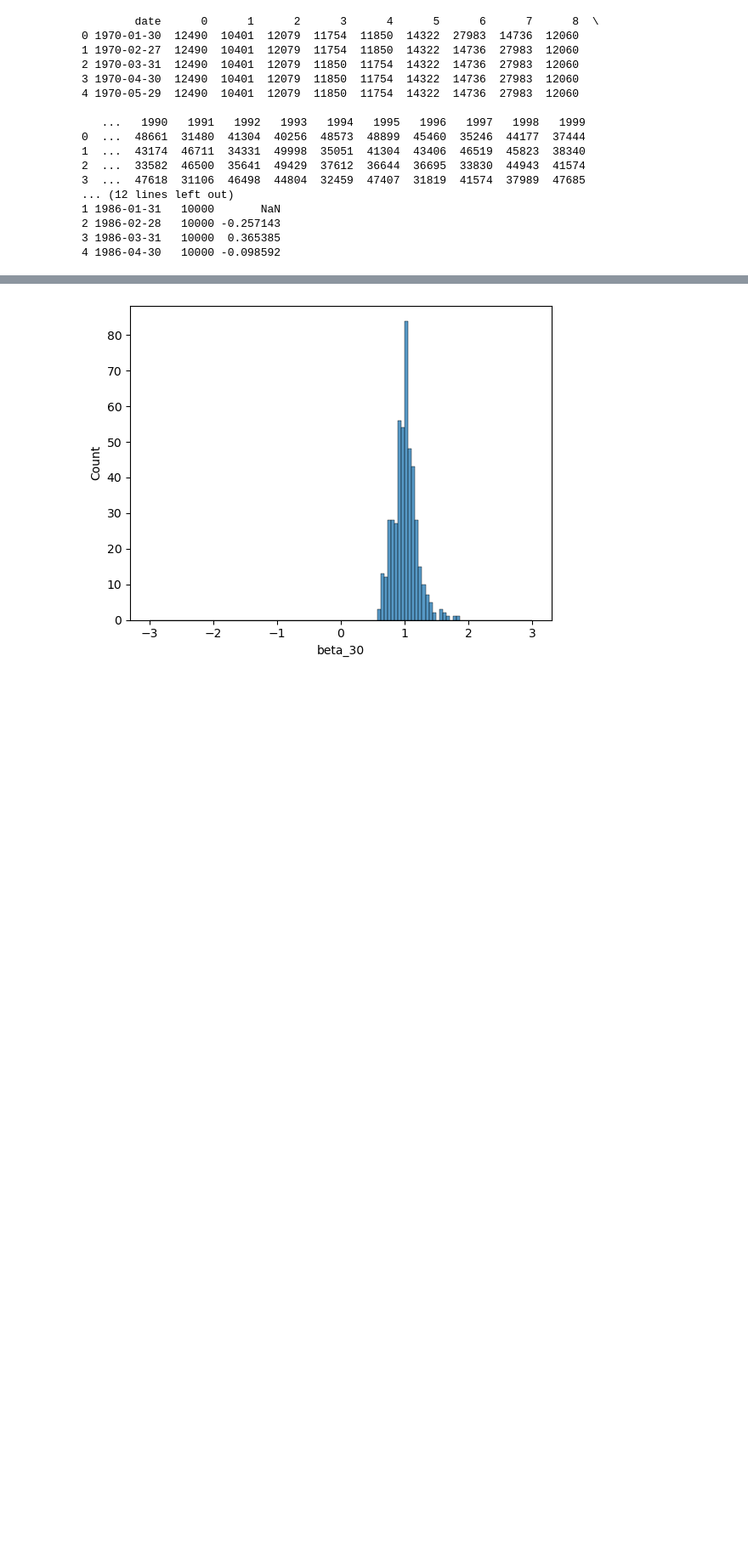
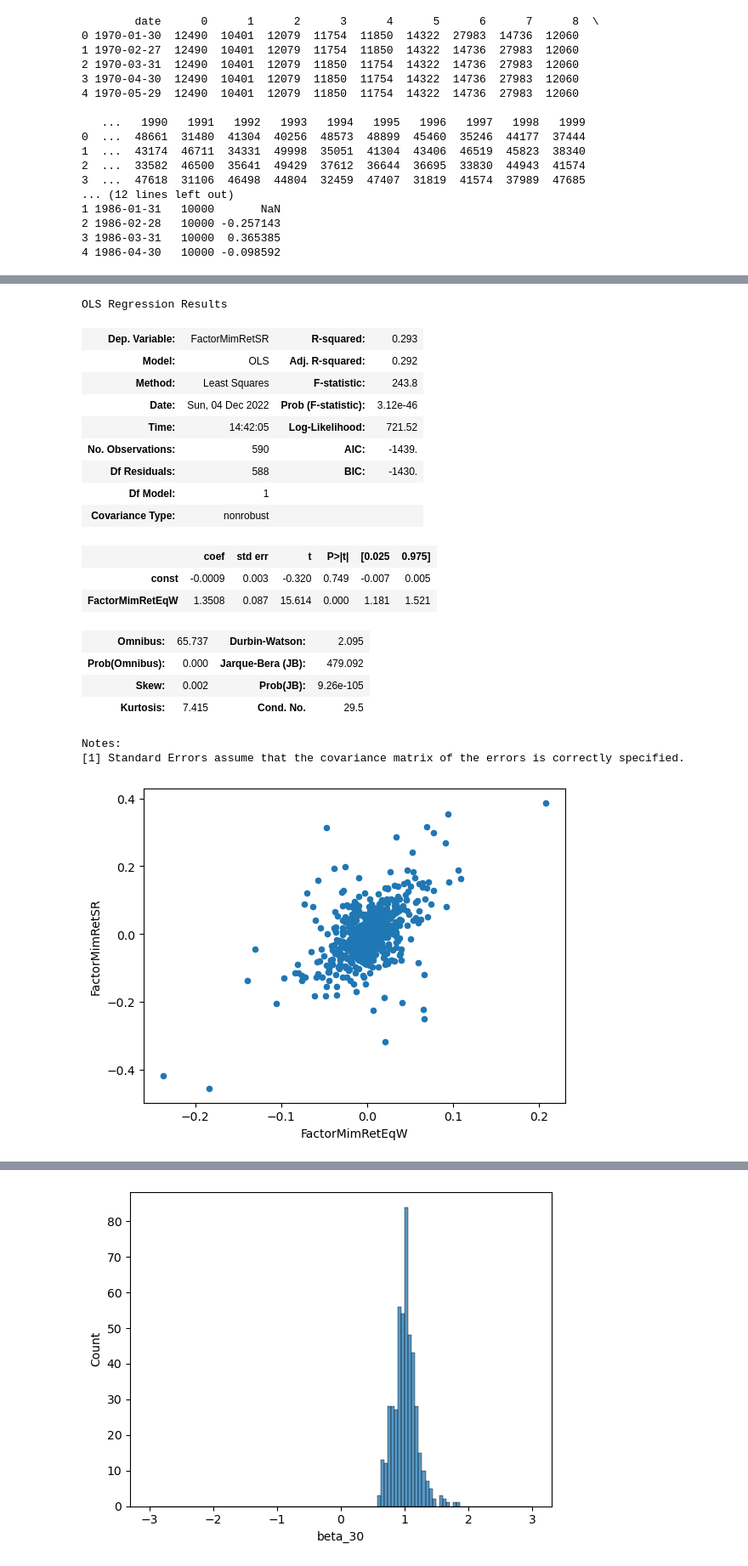
Before and after one commit to LakshaySapra/BettingAgainstBeta, a Jupyter notebook: FactorMimickingOpt.ipynb, the cells around one changed output, grey strips where cells are left out. Shown: that part at 85% size. Drawn from its saved outputs; the diff is of its cells as text; code cells hidden in the pictures; blank space fills up the shorter version.

```diff
--- a/FactorMimickingOpt.ipynb
+++ b/FactorMimickingOpt.ipynb
@@ -311,3 +311,27 @@ plt.show()
+# %%
+returns[['FactorMimRetSR', 'FactorMimRetEqW']].plot.scatter(x='FactorMimRetEqW',y='FactorMimRetSR')
+sm.OLS(returns['FactorMimRetSR'],sm.add_constant(returns['FactorMimRetEqW'])).fit().summary()
+# %% [output]
+OLS Regression Results
+| Dep. Variable: | FactorMimRetSR | R-squared: | 0.293 |
+| Model: | OLS | Adj. R-squared: | 0.292 |
+| Method: | Least Squares | F-statistic: | 243.8 |
+| Date: | Sun, 04 Dec 2022 | Prob (F-statistic): | 3.12e-46 |
+| Time: | 14:42:05 | Log-Likelihood: | 721.52 |
+| No. Observations: | 590 | AIC: | -1439. |
+| Df Residuals: | 588 | BIC: | -1430. |
+| Df Model: | 1 |  |  |
+| Covariance Type: | nonrobust |  |  |
+|  | coef | std err | t | P>|t| | [0.025 | 0.975] |
+| const | -0.0009 | 0.003 | -0.320 | 0.749 | -0.007 | 0.005 |
+| FactorMimRetEqW | 1.3508 | 0.087 | 15.614 | 0.000 | 1.181 | 1.521 |
+| Omnibus: | 65.737 | Durbin-Watson: | 2.095 |
+| Prob(Omnibus): | 0.000 | Jarque-Bera (JB): | 479.092 |
+| Skew: | 0.002 | Prob(JB): | 9.26e-105 |
+| Kurtosis: | 7.415 | Cond. No. | 29.5 |
+Notes:
+[1] Standard Errors assume that the covariance matrix of the errors is correctly specified.
+[figure, added]
 # %%
 fig, ax = plt.subplots(1, 2, figsize = (15,  6))
 cum_ret = metrics.get_cumulativeReturn()
```
Also changed, not shown: parts of 5 cells of this notebook.
